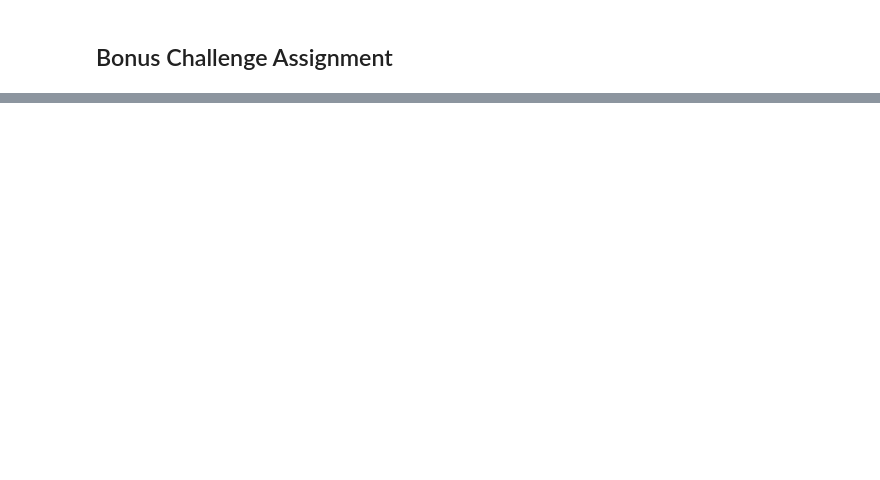
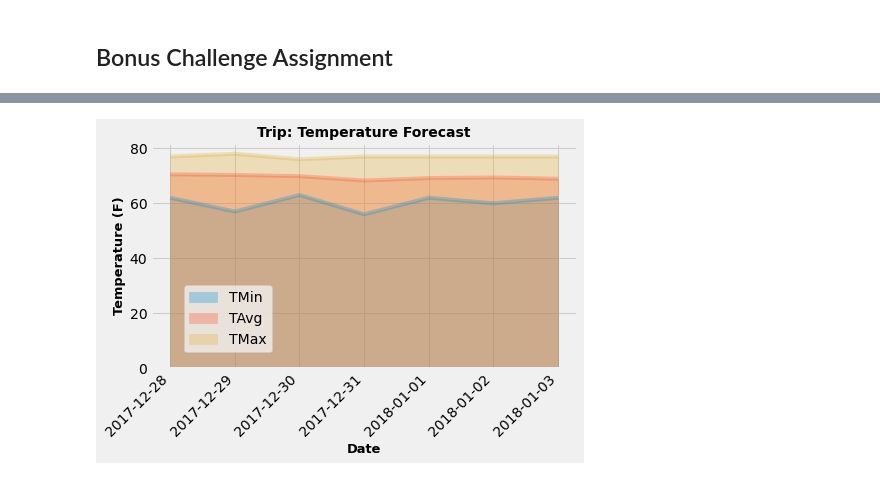
Before and after one commit to abpuccini/sqlalchemy-challenge, a Jupyter notebook: climate_honolulu.ipynb, the cells around one changed output, grey strips where cells are left out. Cells and saved outputs as stored; diff of their text form; code cells hidden in the pictures; blank space fills up the shorter version.

```diff
--- a/climate_honolulu.ipynb
+++ b/climate_honolulu.ipynb
@@ -239,13 +373,34 @@ daily_normals("01-01")
 # %%
 # calculate the daily normals for your trip
 # push each tuple of calculations into a list called `normals`
-
-# Set the start and end date of the trip
+# Set the start and end date of the trip: 2017-12-23 to 2018-01-03
+start_date = '2017-12-28'
+end_date = '2018-01-03'
 
 # Use the start and end date to create a range of dates
+trip_dates = pd.date_range(start_date, end_date)
 
 # Stip off the year and save a list of %m-%d strings
+trip_forcast_dates = [trip_dates[d].strftime("%m-%d")  for d in range(len(trip_dates))]
 
 # Loop through the list of %m-%d strings and calculate the normals for each date
+normals = []
+for dm in range(len(trip_forcast_dates)):
+    trip_result = daily_normals(trip_forcast_dates[dm])
+    normals.append(trip_result[0])
+
+# Temperature list for dataframe
+trip_tmin = [normals[tm][0] for tm in range(len(normals))]
+trip_tmax = [normals[tM][2] for tM in range(len(normals))]
+trip_tavg = [normals[ta][1] for ta in range(len(normals))]
 # %%
 # Load the previous query results into a Pandas DataFrame and add the `trip_dates` range as the `date` index
+trip_temp_df = pd.DataFrame({
+    'Date': trip_dates,
+    'TMin': trip_tmin,
+    'TAvg': trip_tavg,
+    'TMax': trip_tmax
+
+}).set_index('Date')
+
+trip_temp_df
@@ -253,0 +417,17 @@ daily_normals("01-01")
+# %%
+# Plot the daily normals as an area plot with `stacked=False`
+trip_temp_plot = trip_temp_df.plot(kind='area', stacked=False, rot=45, use_index=False, alpha=0.3, figsize=(7,5))
+positions = list(np.arange(len(trip_dates)))
+labels = trip_dates.strftime("%Y-%m-%d")
+plt.xticks(positions, labels)
+plt.xlabel('Date', fontweight='bold', fontsize=13)
+plt.ylabel('Temperature (F)', fontweight='bold', fontsize=13)
+plt.title('Trip: Temperature Forecast', fontweight='bold', fontsize=14)
+plt.legend(loc='best', bbox_to_anchor=(-0.2, -0.1, 0.5, 0.5))
+
+# Save the figure and show
+plt.tight_layout()
+plt.savefig('Images/trip_plot.png')
+plt.show()
+# %% [output]
+[figure, added]
```
Also changed, not shown: parts of 24 cells of this notebook, 4 other files.
